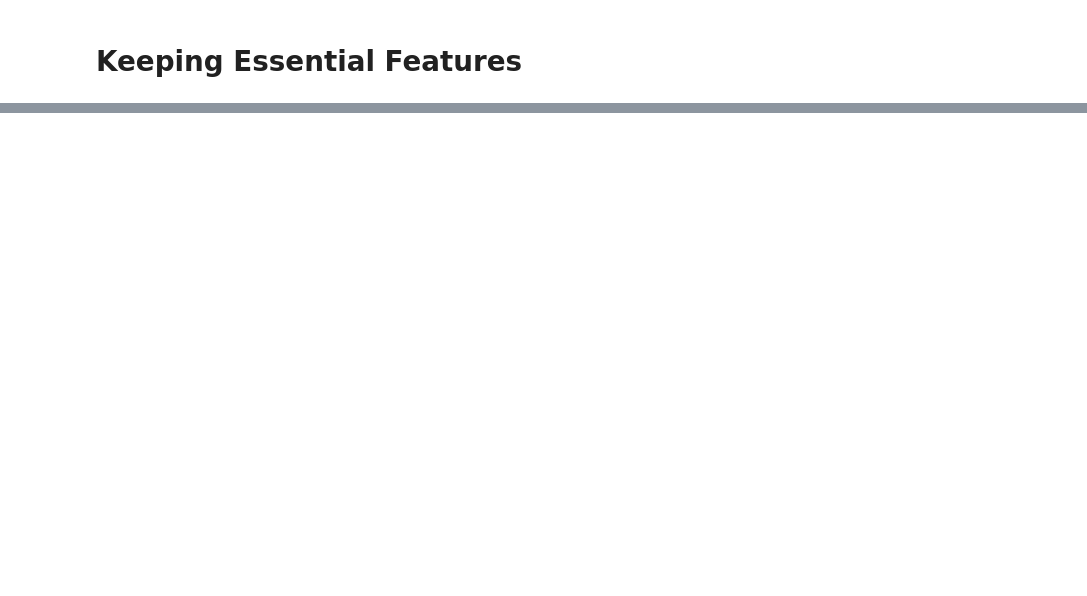
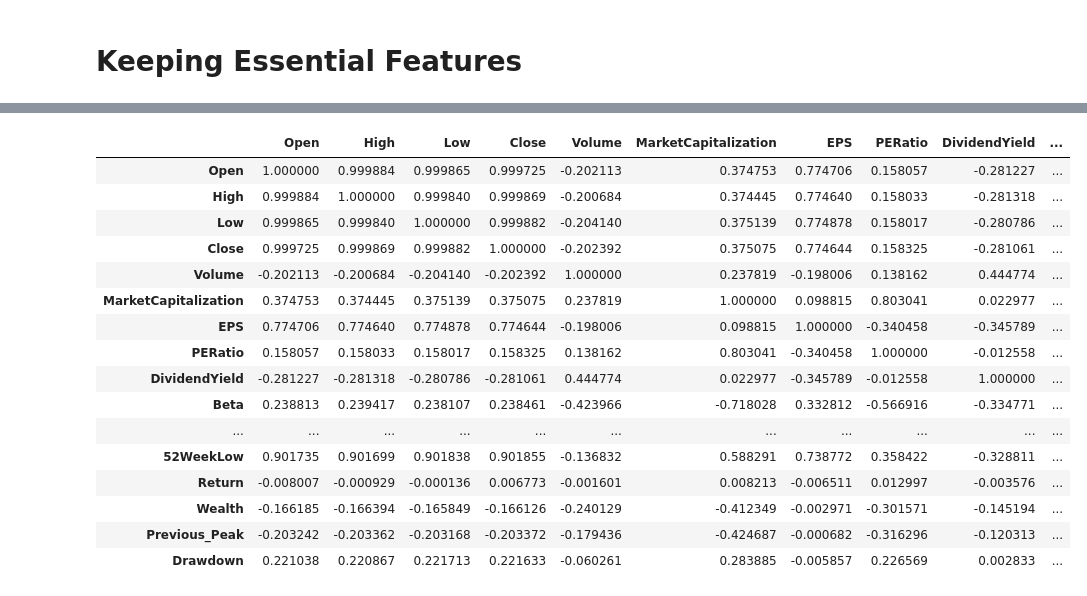
Before and after one commit to akhyear/stock_price, a Jupyter notebook: notebooks/02_eda.ipynb, the cells around one changed output, grey strips where cells are left out. Saved outputs shown, nothing was run; the diff lists cells and outputs as text; code cells hidden in the pictures; blank space fills up the shorter version.

```diff
--- a/notebooks/02_eda.ipynb
+++ b/notebooks/02_eda.ipynb
@@ -280,0 +252,21 @@ df.shape
+# %%
+numeric_cols = df.select_dtypes(include=[np.number]).columns.tolist()
+df[numeric_cols].corr()
+# %% [output]
+|  | Open | High | Low | Close | Volume | MarketCapitalization | EPS | PERatio | DividendYield | ... |
+| Open | 1.000000 | 0.999884 | 0.999865 | 0.999725 | -0.202113 | 0.374753 | 0.774706 | 0.158057 | -0.281227 | ... |
+| High | 0.999884 | 1.000000 | 0.999840 | 0.999869 | -0.200684 | 0.374445 | 0.774640 | 0.158033 | -0.281318 | ... |
+| Low | 0.999865 | 0.999840 | 1.000000 | 0.999882 | -0.204140 | 0.375139 | 0.774878 | 0.158017 | -0.280786 | ... |
+| Close | 0.999725 | 0.999869 | 0.999882 | 1.000000 | -0.202392 | 0.375075 | 0.774644 | 0.158325 | -0.281061 | ... |
+| Volume | -0.202113 | -0.200684 | -0.204140 | -0.202392 | 1.000000 | 0.237819 | -0.198006 | 0.138162 | 0.444774 | ... |
+| MarketCapitalization | 0.374753 | 0.374445 | 0.375139 | 0.375075 | 0.237819 | 1.000000 | 0.098815 | 0.803041 | 0.022977 | ... |
+| EPS | 0.774706 | 0.774640 | 0.774878 | 0.774644 | -0.198006 | 0.098815 | 1.000000 | -0.340458 | -0.345789 | ... |
+| PERatio | 0.158057 | 0.158033 | 0.158017 | 0.158325 | 0.138162 | 0.803041 | -0.340458 | 1.000000 | -0.012558 | ... |
+| DividendYield | -0.281227 | -0.281318 | -0.280786 | -0.281061 | 0.444774 | 0.022977 | -0.345789 | -0.012558 | 1.000000 | ... |
+| Beta | 0.238813 | 0.239417 | 0.238107 | 0.238461 | -0.423966 | -0.718028 | 0.332812 | -0.566916 | -0.334771 | ... |
+| ... | ... | ... | ... | ... | ... | ... | ... | ... | ... | ... |
+| 52WeekLow | 0.901735 | 0.901699 | 0.901838 | 0.901855 | -0.136832 | 0.588291 | 0.738772 | 0.358422 | -0.328811 | ... |
+| Return | -0.008007 | -0.000929 | -0.000136 | 0.006773 | -0.001601 | 0.008213 | -0.006511 | 0.012997 | -0.003576 | ... |
+| Wealth | -0.166185 | -0.166394 | -0.165849 | -0.166126 | -0.240129 | -0.412349 | -0.002971 | -0.301571 | -0.145194 | ... |
+| Previous_Peak | -0.203242 | -0.203362 | -0.203168 | -0.203372 | -0.179436 | -0.424687 | -0.000682 | -0.316296 | -0.120313 | ... |
+| Drawdown | 0.221038 | 0.220867 | 0.221713 | 0.221633 | -0.060261 | 0.283885 | -0.005857 | 0.226569 | 0.002833 | ... |
```
Also changed, not shown: parts of 21 cells of this notebook.
